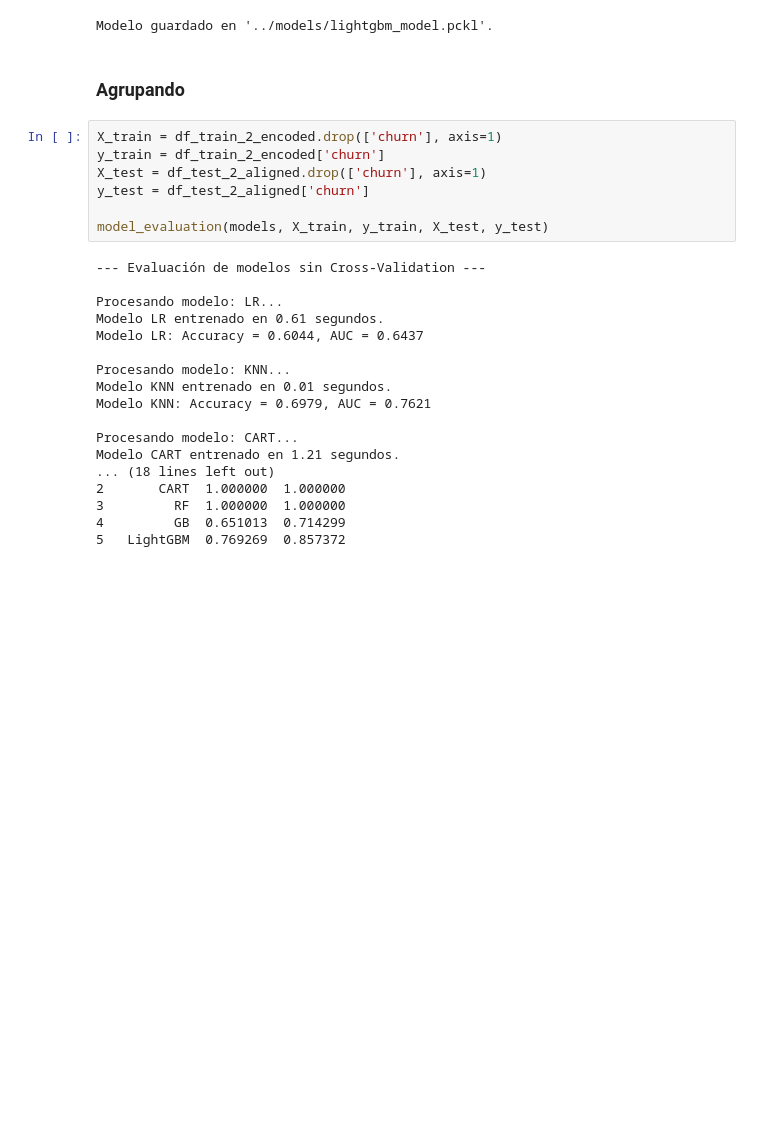
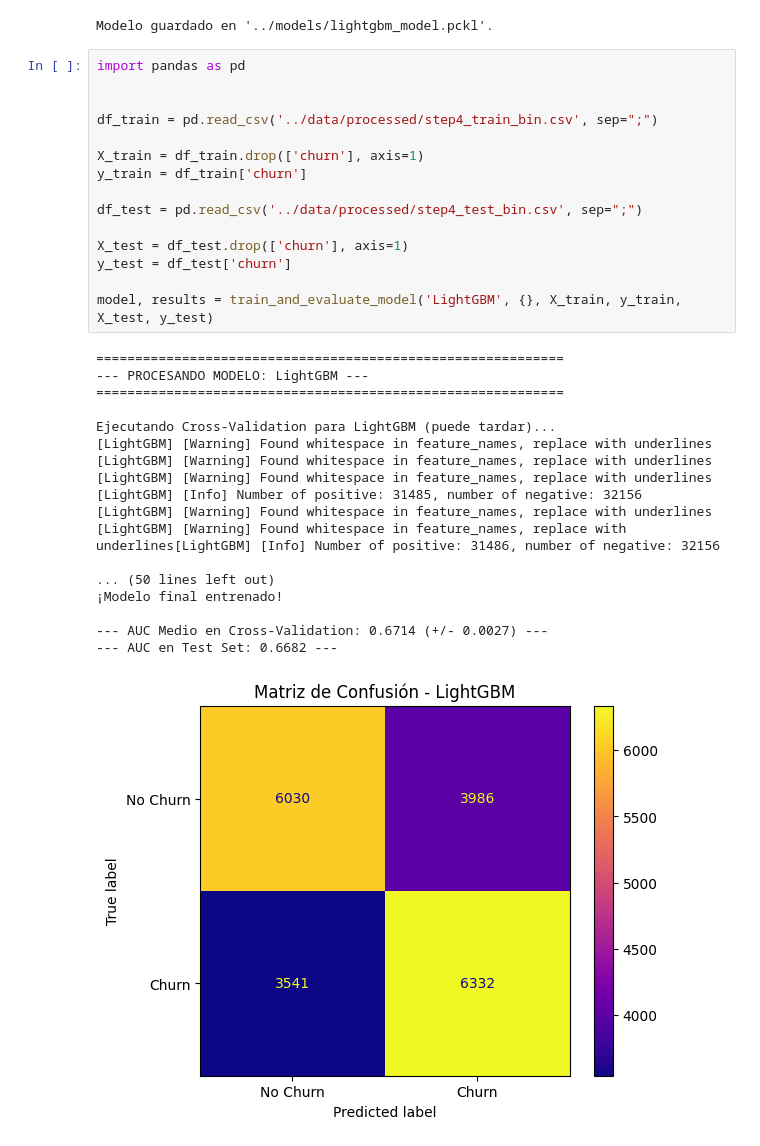
Before and after one commit to palomatm-phd/churn-estimation, a Jupyter notebook: notebooks/feature_engineering.ipynb, the cells around one changed output. Saved outputs shown, nothing was run; the diff lists cells and outputs as text; blank space fills up the shorter version.

Commit message:
training pipeline partially working + notebook

```diff
--- a/notebooks/feature_engineering.ipynb
+++ b/notebooks/feature_engineering.ipynb
@@ -676,30 +673,37 @@ You can set `force_row_wise=true` to remove the overhead.
 --- AUC en Test Set: 0.8601 ---
 [figure]
 Modelo guardado en '../models/lightgbm_model.pckl'.
-# %% [markdown]
-### Agrupando
 # %%
-X_train = df_train_2_encoded.drop(['churn'], axis=1)
-y_train = df_train_2_encoded['churn']
-X_test = df_test_2_aligned.drop(['churn'], axis=1)
-y_test = df_test_2_aligned['churn']
+import pandas as pd
 
-model_evaluation(models, X_train, y_train, X_test, y_test)
+
+df_train = pd.read_csv('../data/processed/step4_train_bin.csv', sep=";")
+
+X_train = df_train.drop(['churn'], axis=1)
+y_train = df_train['churn']
+
+df_test = pd.read_csv('../data/processed/step4_test_bin.csv', sep=";")
+
+X_test = df_test.drop(['churn'], axis=1)
+y_test = df_test['churn']
+
+model, results = train_and_evaluate_model('LightGBM', {}, X_train, y_train, X_test, y_test)
 # %% [output]
---- Evaluación de modelos sin Cross-Validation ---
+============================================================
+--- PROCESANDO MODELO: LightGBM ---
+============================================================
 
-Procesando modelo: LR...
-Modelo LR entrenado en 0.61 segundos.
-Modelo LR: Accuracy = 0.6044, AUC = 0.6437
+Ejecutando Cross-Validation para LightGBM (puede tardar)...
+[LightGBM] [Warning] Found whitespace in feature_names, replace with underlines
+[LightGBM] [Warning] Found whitespace in feature_names, replace with underlines
+[LightGBM] [Warning] Found whitespace in feature_names, replace with underlines
+[LightGBM] [Info] Number of positive: 31485, number of negative: 32156
+[LightGBM] [Warning] Found whitespace in feature_names, replace with underlines
+[LightGBM] [Warning] Found whitespace in feature_names, replace with underlines[LightGBM] [Info] Number of positive: 31486, number of negative: 32156
 
-Procesando modelo: KNN...
-Modelo KNN entrenado en 0.01 segundos.
-Modelo KNN: Accuracy = 0.6979, AUC = 0.7621
+... (50 lines left out)
+¡Modelo final entrenado!
 
-Procesando modelo: CART...
-Modelo CART entrenado en 1.21 segundos.
-... (18 lines left out)
-2       CART  1.000000  1.000000
-3         RF  1.000000  1.000000
-4         GB  0.651013  0.714299
-5   LightGBM  0.769269  0.857372
+--- AUC Medio en Cross-Validation: 0.6714 (+/- 0.0027) ---
+--- AUC en Test Set: 0.6682 ---
+[figure, added]
```
Also changed, not shown: parts of 3 cells of this notebook, 14 other files.
